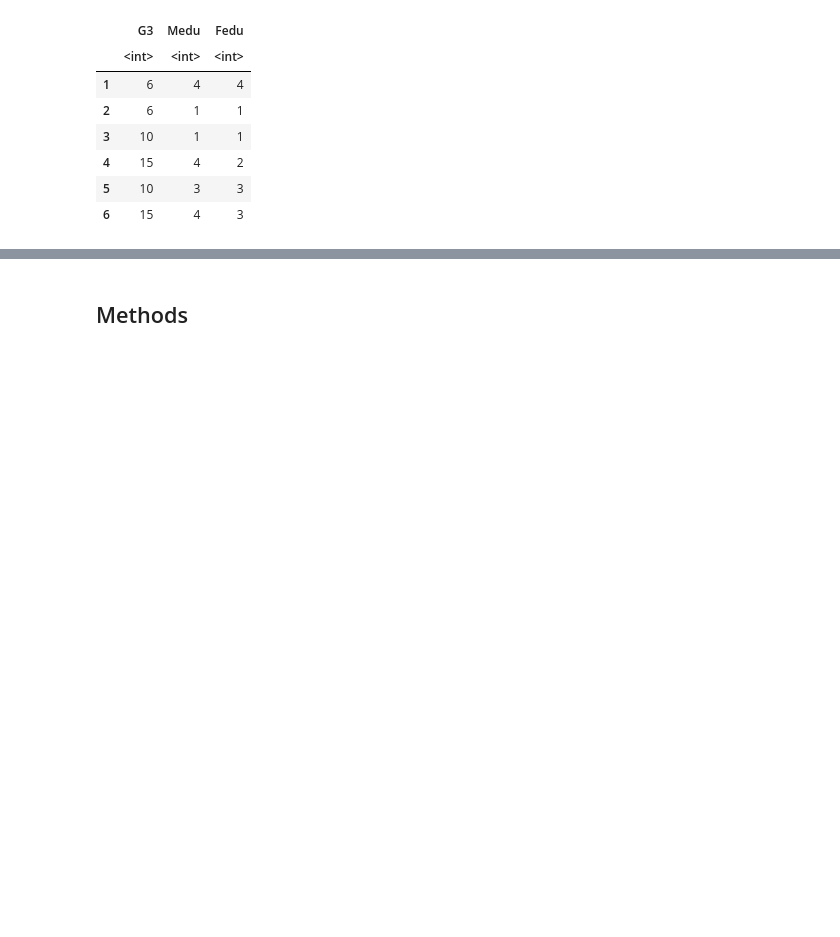
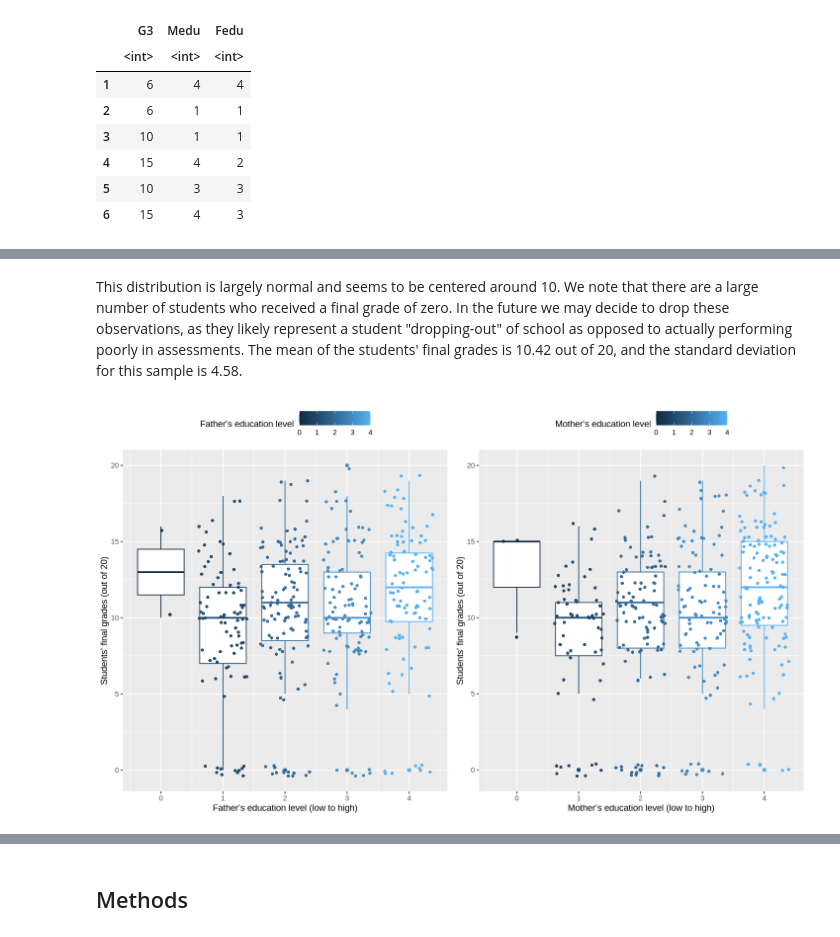
Before and after one commit to aidanmeharg/STAT_201_Project, a Jupyter notebook: report.ipynb, the cells around one changed output, grey strips where cells are left out. Drawn from its saved outputs; the diff is of its cells as text; code cells hidden in the pictures; blank space fills up the shorter version.

```diff
--- a/report.ipynb
+++ b/report.ipynb
@@ -92 +125,28 @@ A data.frame: 6 × 3
+# %% [markdown]
+This distribution is largely normal and seems to be centered around 10. We note that there are a large number of students who received a final grade of zero. In the future we may decide to drop these observations, as they likely represent a student "dropping-out" of school as opposed to actually performing poorly in assessments. The mean of the students' final grades is 10.42 out of 20, and the standard deviation for this sample is 4.58.
+# %%
+options(repr.plot.width = 12)
+plots_medu_fedu <- list()
+
+plots_medu_fedu[[1]] <- students |>
+                            ggplot(aes(x = Fedu, y = G3, group = Fedu, color = Fedu)) +
+                            geom_boxplot() +
+                            geom_jitter(shape = 16) +
+                            theme(legend.position = "top") +
+                            xlab("Father's education level (low to high)") +
+                            ylab("Students' final grades (out of 20)") +
+                            labs(color = "Father's education level")
+
+plots_medu_fedu[[2]] <- students |>
+                            ggplot(aes(x = Medu, y = G3, group = Medu, color = Medu)) +
+                            geom_boxplot() +
+                            geom_jitter(shape = 16) +
+                            theme(legend.position = "top") +
+                            xlab("Mother's education level (low to high)") +
+                            ylab("Students' final grades (out of 20)") +
+                            labs(color = "Mother's education level")
+
+grid.arrange(grobs = plots_medu_fedu, ncol = 2)
+# %% [output]
+[figure, added]
 # %% [markdown]
```
Also changed, not shown: parts of 24 cells of this notebook.
